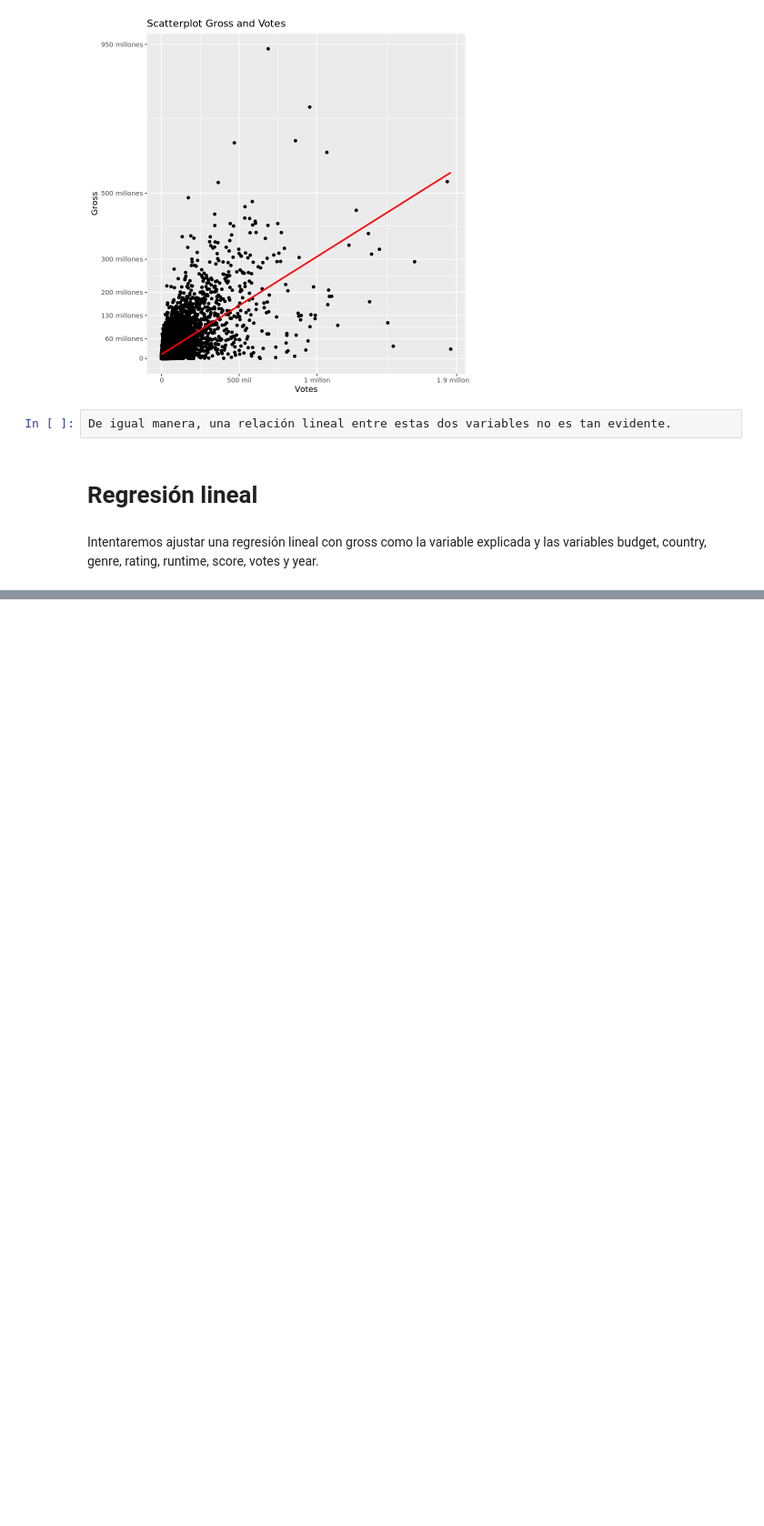
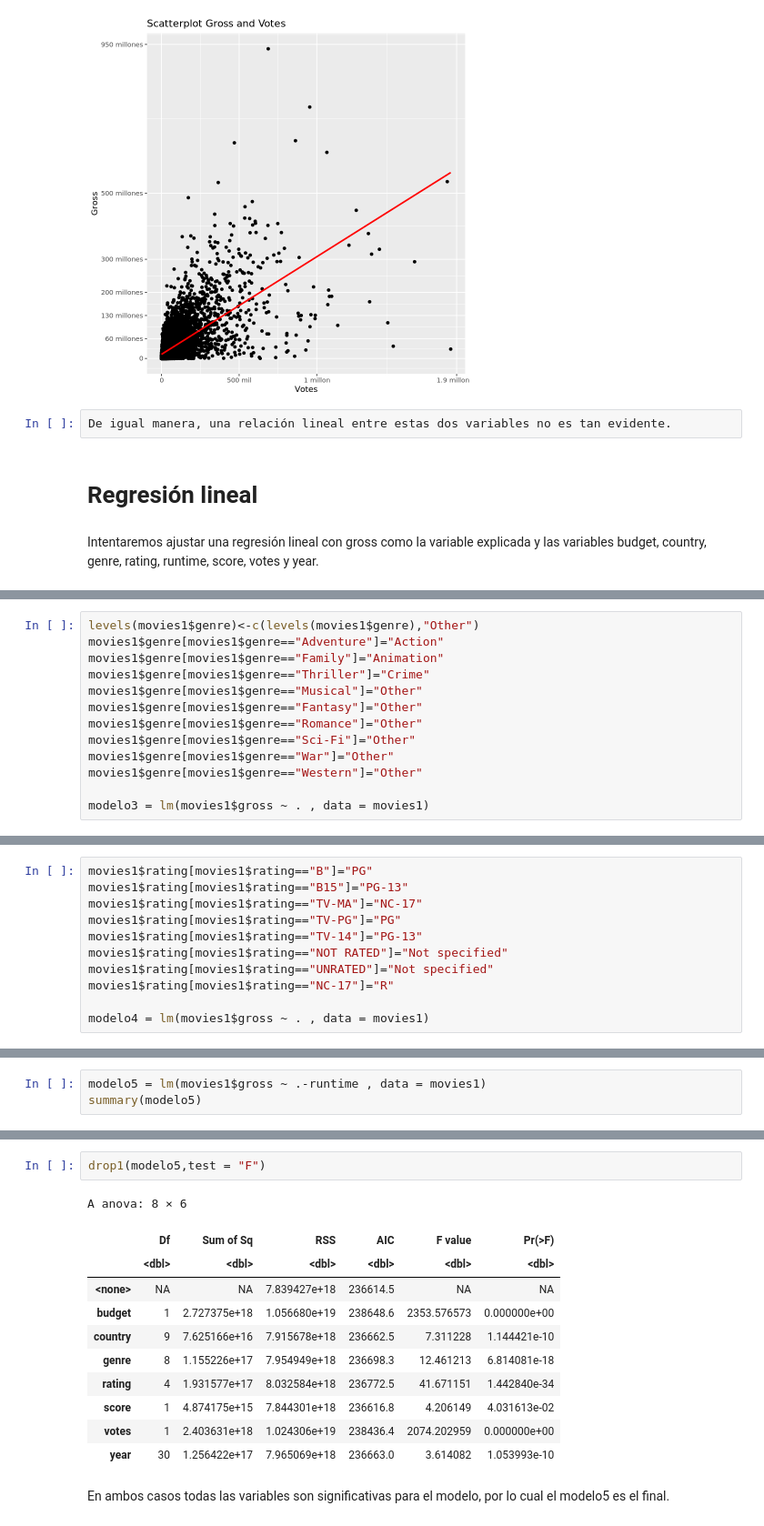
Before and after one commit to prope-2020-gh-classroom/practica-final-por-equipos-verano-2020-itam-LizzyGamboa, a Jupyter notebook: IvanSalgadoVel.ipynb, the cells around one changed output, grey strips where cells are left out. Shown: that part at 91% size. Drawn from its saved outputs; the diff is of its cells as text; blank space fills up the shorter version.

Commit message:
Agregando version final del analisis descriptivo con graficas de barra, scatterplot, histogramas ademas de la regresion lineal con el modelo final

```diff
--- a/IvanSalgadoVel.ipynb
+++ b/IvanSalgadoVel.ipynb
@@ -176,0 +214,13 @@ Notamos que la diferencia entre USA y algunos países no es significativa, proce
+# %%
+levels(movies1$genre)<-c(levels(movies1$genre),"Other")
+movies1$genre[movies1$genre=="Adventure"]="Action"
+movies1$genre[movies1$genre=="Family"]="Animation"
+movies1$genre[movies1$genre=="Thriller"]="Crime"
+movies1$genre[movies1$genre=="Musical"]="Other"
+movies1$genre[movies1$genre=="Fantasy"]="Other"
+movies1$genre[movies1$genre=="Romance"]="Other"
+movies1$genre[movies1$genre=="Sci-Fi"]="Other"
+movies1$genre[movies1$genre=="War"]="Other"
+movies1$genre[movies1$genre=="Western"]="Other"
+
+modelo3 = lm(movies1$gross ~ . , data = movies1)
@@ -176,0 +231,11 @@ Notamos que la diferencia entre USA y algunos países no es significativa, proce
+# %%
+movies1$rating[movies1$rating=="B"]="PG"
+movies1$rating[movies1$rating=="B15"]="PG-13"
+movies1$rating[movies1$rating=="TV-MA"]="NC-17"
+movies1$rating[movies1$rating=="TV-PG"]="PG"
+movies1$rating[movies1$rating=="TV-14"]="PG-13"
+movies1$rating[movies1$rating=="NOT RATED"]="Not specified"
+movies1$rating[movies1$rating=="UNRATED"]="Not specified"
+movies1$rating[movies1$rating=="NC-17"]="R"
+
+modelo4 = lm(movies1$gross ~ . , data = movies1)
@@ -176,0 +246,3 @@ Notamos que la diferencia entre USA y algunos países no es significativa, proce
+# %%
+modelo5 = lm(movies1$gross ~ .-runtime , data = movies1)
+summary(modelo5)
@@ -176,0 +283,16 @@ Notamos que la diferencia entre USA y algunos países no es significativa, proce
+# %%
+drop1(modelo5,test = "F")
+# %% [output]
+A anova: 8 × 6
+|  | Df | Sum of Sq | RSS | AIC | F value | Pr(>F) |
+|  | <dbl> | <dbl> | <dbl> | <dbl> | <dbl> | <dbl> |
+| <none> | NA | NA | 7.839427e+18 | 236614.5 | NA | NA |
+| budget | 1 | 2.727375e+18 | 1.056680e+19 | 238648.6 | 2353.576573 | 0.000000e+00 |
+| country | 9 | 7.625166e+16 | 7.915678e+18 | 236662.5 | 7.311228 | 1.144421e-10 |
+| genre | 8 | 1.155226e+17 | 7.954949e+18 | 236698.3 | 12.461213 | 6.814081e-18 |
+| rating | 4 | 1.931577e+17 | 8.032584e+18 | 236772.5 | 41.671151 | 1.442840e-34 |
+| score | 1 | 4.874175e+15 | 7.844301e+18 | 236616.8 | 4.206149 | 4.031613e-02 |
+| votes | 1 | 2.403631e+18 | 1.024306e+19 | 238436.4 | 2074.202959 | 0.000000e+00 |
+| year | 30 | 1.256422e+17 | 7.965069e+18 | 236663.0 | 3.614082 | 1.053993e-10 |
+# %% [markdown]
+En ambos casos todas las variables son significativas para el modelo, por lo cual el modelo5 es el final.
```
Also changed, not shown: parts of 13 cells of this notebook.
